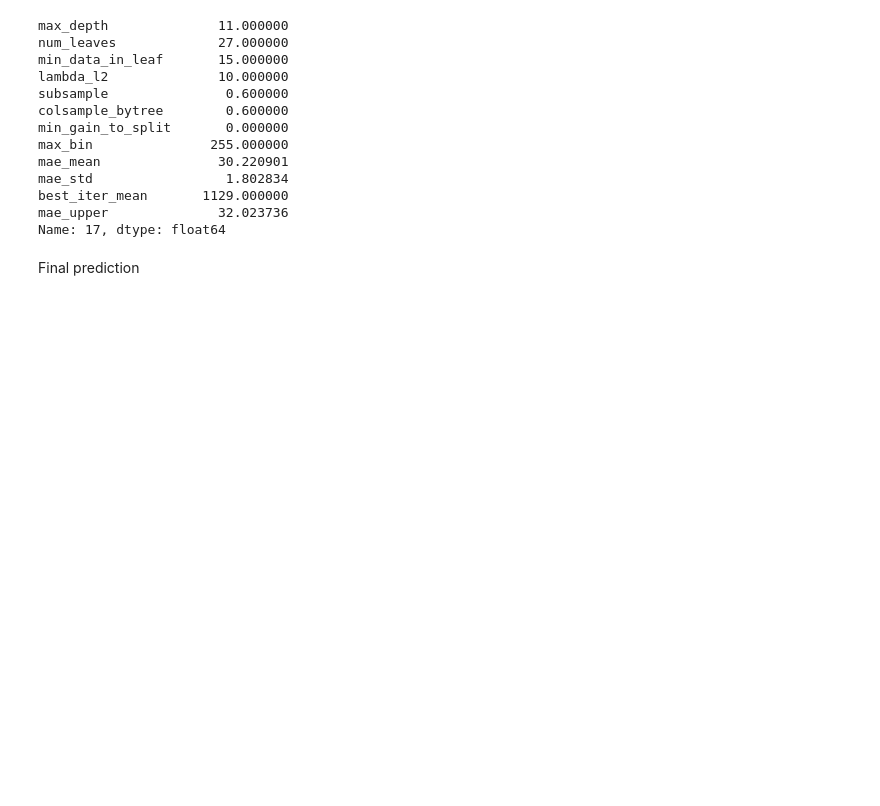
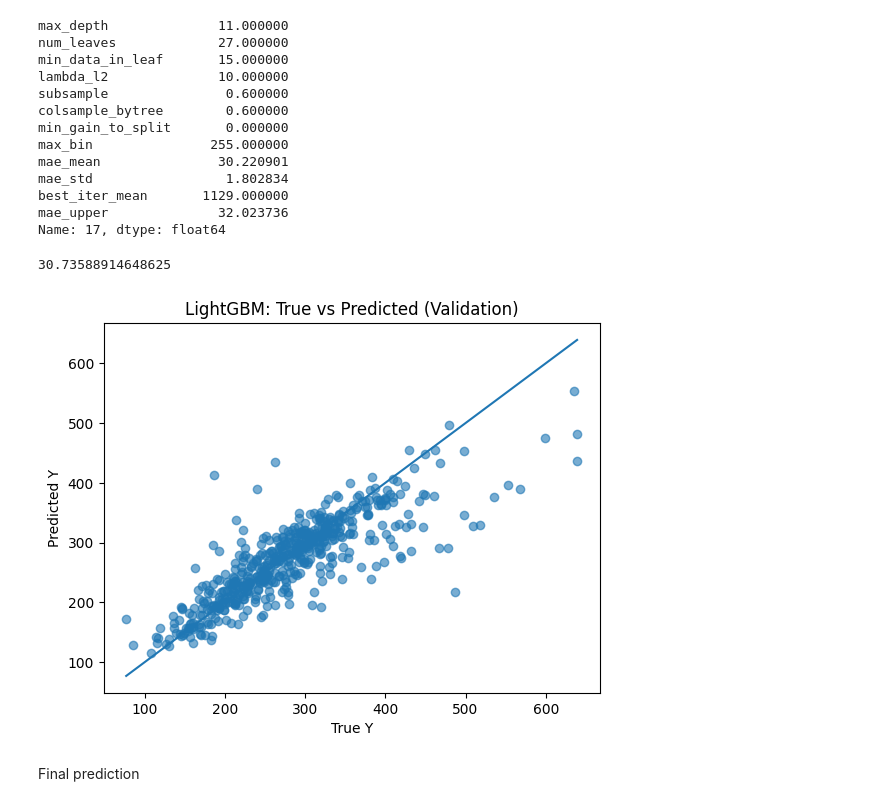
Before and after one commit to Michal-Iwicki/Melting-point-prediction, a Jupyter notebook: final.ipynb, the cells around one changed output. Drawn from its saved outputs; the diff is of its cells as text; code cells hidden in the pictures; blank space fills up the shorter version.

Commit message:
Added plots

```diff
--- a/final.ipynb
+++ b/final.ipynb
@@ -239,6 +239,54 @@ mae_upper              32.023736
 Name: 17, dtype: float64
 # %%
 results_df.to_csv("lgb_grid_search_results.csv", index=False)
+# %%
+from sklearn.model_selection import train_test_split
+import lightgbm as lgb
+import matplotlib.pyplot as plt
+from sklearn.metrics import mean_absolute_error
+
+model_val = lgb.LGBMRegressor(
+    objective="mae",
+    n_estimators=1129,
+    learning_rate=0.03,
+    random_state=42,
+    device="gpu",
+    gpu_platform_id=0,
+    gpu_device_id=0,
+    verbosity=-1,
+    max_depth=11,
+    num_leaves=27,
+    min_data_in_leaf=15,
+    lambda_l2=10.0,
+    subsample=0.6,
+    colsample_bytree=0.6,
+    min_gain_to_split=0.0,
+    max_bin=255
+)
+
+X_train, X_val, y_train, y_val = train_test_split(
+    df[mi_series.index[:100]],
+    y,
+    test_size=0.2,
+    random_state=42
+)
+
+model_val.fit(X_train, y_train)
+y_val_pred = model_val.predict(X_val)
+
+min_val = min(y_val.min(), y_val_pred.min())
+max_val = max(y_val.max(), y_val_pred.max())
+print(mean_absolute_error(y_val, y_val_pred))
+plt.figure()
+plt.scatter(y_val, y_val_pred, alpha=0.6)
+plt.plot([min_val, max_val], [min_val, max_val])
+plt.xlabel("True Y")
+plt.ylabel("Predicted Y")
+plt.title("LightGBM: True vs Predicted (Validation)")
+plt.show()
+# %% [output]
+30.73588914648625
+[figure, added]
 # %% [markdown]
 Final prediction
 # %%
```
